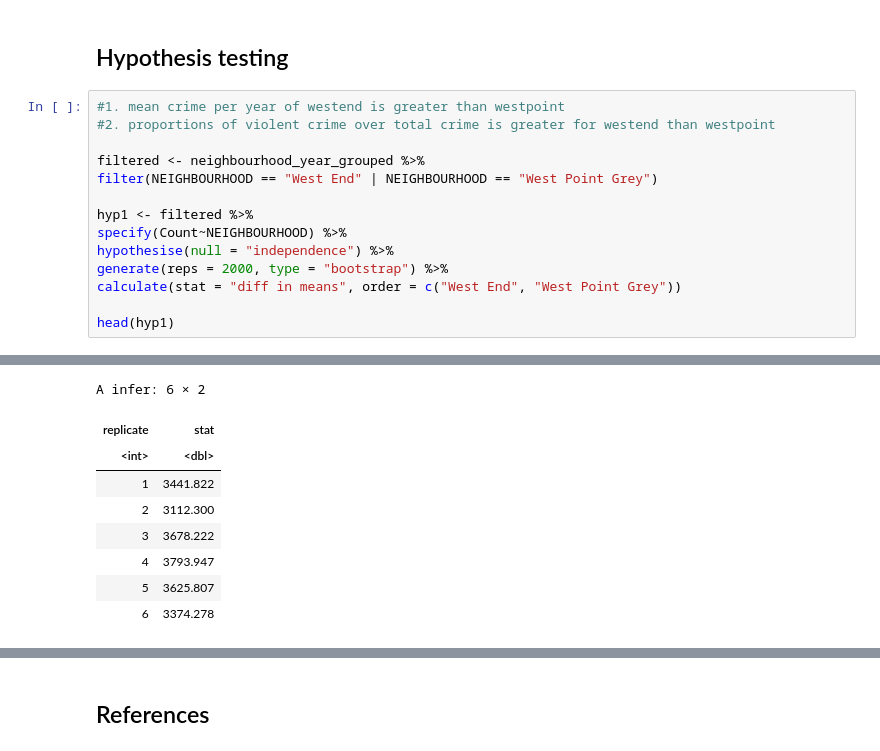
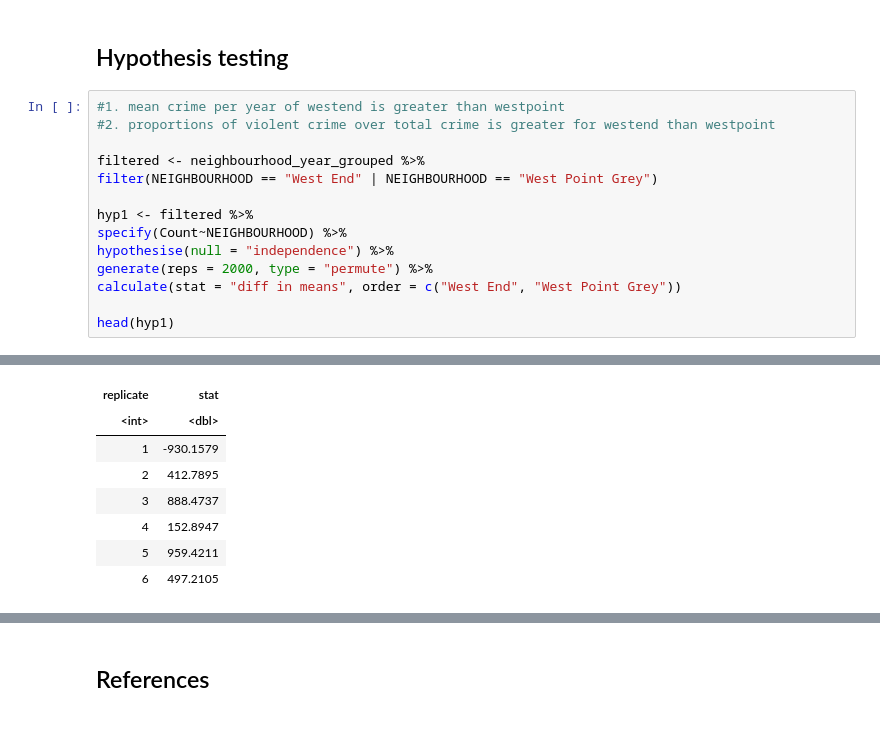
Before and after one commit to Utsav02/VancouverCrimeSTAT201, a Jupyter notebook: ProjectProposal.ipynb, the cells around one changed output, grey strips where cells are left out. Saved outputs shown, nothing was run; the diff lists cells and outputs as text.

```diff
--- a/ProjectProposal.ipynb
+++ b/ProjectProposal.ipynb
@@ -356,7 +410,7 @@ filter(NEIGHBOURHOOD == "West End" | NEIGHBOURHOOD == "West Point Grey")
 hyp1 <- filtered %>%
 specify(Count~NEIGHBOURHOOD) %>%
 hypothesise(null = "independence") %>%
-generate(reps = 2000, type = "bootstrap") %>%
+generate(reps = 2000, type = "permute") %>%
 calculate(stat = "diff in means", order = c("West End", "West Point Grey"))
 
 head(hyp1)
@@ -366,12 +419,11 @@ Warning message:
-A infer: 6 × 2
 | replicate | stat |
 | <int> | <dbl> |
-| 1 | 3441.822 |
-| 2 | 3112.300 |
-| 3 | 3678.222 |
-| 4 | 3793.947 |
-| 5 | 3625.807 |
-| 6 | 3374.278 |
+| 1 | -930.1579 |
+| 2 | 412.7895 |
+| 3 | 888.4737 |
+| 4 | 152.8947 |
+| 5 | 959.4211 |
+| 6 | 497.2105 |
 # %%
 hyp1_plot <- hyp1 %>%
 visualise() +
```
Also changed, not shown: parts of 23 cells of this notebook.
